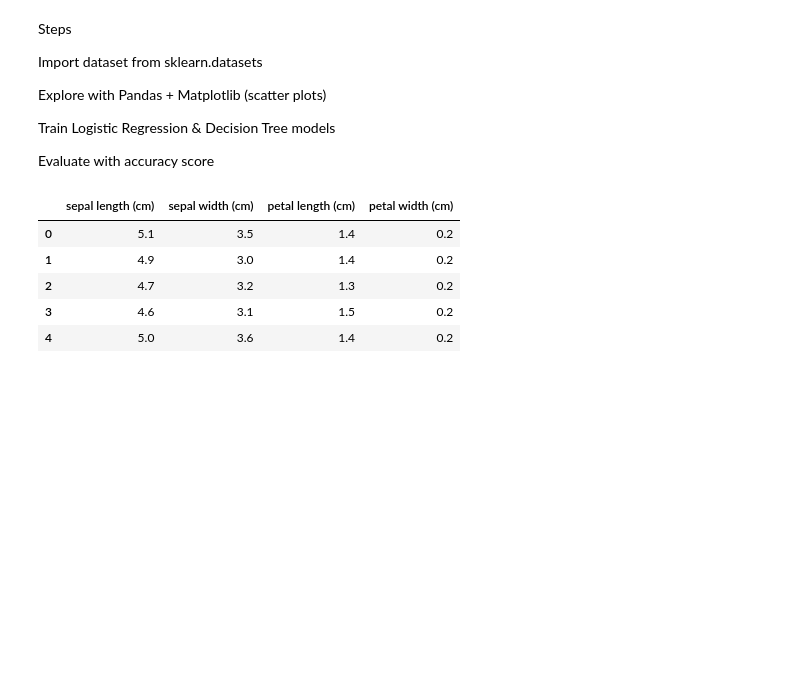
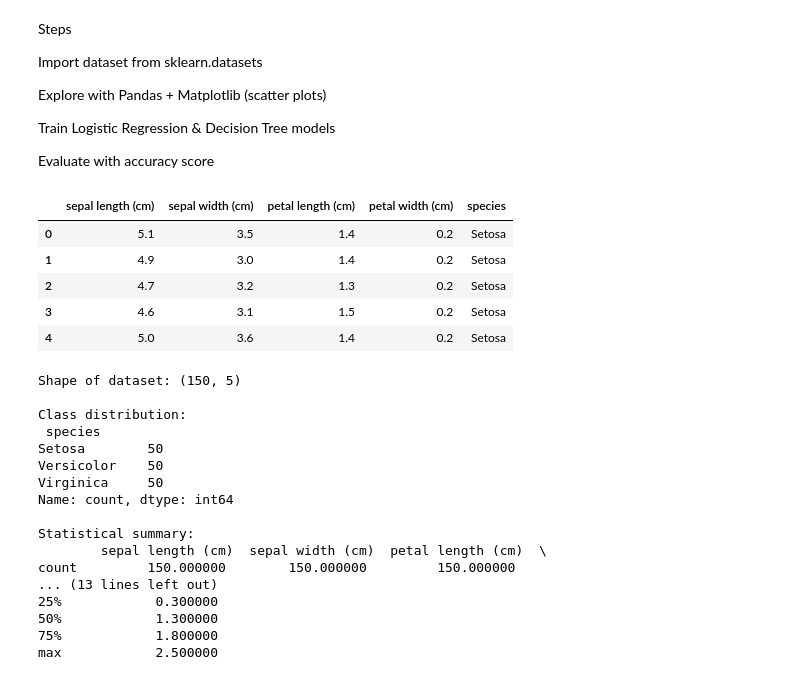
Before and after one commit to Sushilcloud/DataScienceProjects-MachineLearning-, a Jupyter notebook: 09 Iris Data Set/iris.ipynb, the cells around one changed output. Drawn from its saved outputs; the diff is of its cells as text; code cells hidden in the pictures; blank space fills up the shorter version.

```diff
--- a/09 Iris Data Set/iris.ipynb
+++ b/09 Iris Data Set/iris.ipynb
@@ -16,16 +25,45 @@ from sklearn.metrics import accuracy_score
 # %%
-# Load dataset
-iris=load_iris()
-x,y=iris.data,iris.target
+# =========================================
+# 2. Load the Dataset
+# =========================================
+iris = load_iris()
+df = pd.DataFrame(data=iris.data, columns=iris.feature_names)
+df['species'] = iris.target
+
+# Map species numbers to names for readability
+df['species'] = df['species'].map({0: "Setosa", 1: "Versicolor", 2: "Virginica"})
+
+df.head()
+# %% [output]
+|  | sepal length (cm) | sepal width (cm) | petal length (cm) | petal width (cm) | species |
+| 0 | 5.1 | 3.5 | 1.4 | 0.2 | Setosa |
+| 1 | 4.9 | 3.0 | 1.4 | 0.2 | Setosa |
+| 2 | 4.7 | 3.2 | 1.3 | 0.2 | Setosa |
+| 3 | 4.6 | 3.1 | 1.5 | 0.2 | Setosa |
+| 4 | 5.0 | 3.6 | 1.4 | 0.2 | Setosa |
 # %%
-import pandas as pd
-iris=pd.DataFrame(data=iris.data, columns=load_iris().feature_names)
-iris.head(5)
+# =========================================
+# 3. Explore the Data
+# =========================================
+print("Shape of dataset:", df.shape)
+print("\nClass distribution:\n", df['species'].value_counts())
+print("\nStatistical summary:\n", df.describe())
 # %% [output]
-|  | sepal length (cm) | sepal width (cm) | petal length (cm) | petal width (cm) |
-| 0 | 5.1 | 3.5 | 1.4 | 0.2 |
-| 1 | 4.9 | 3.0 | 1.4 | 0.2 |
-| 2 | 4.7 | 3.2 | 1.3 | 0.2 |
-| 3 | 4.6 | 3.1 | 1.5 | 0.2 |
-| 4 | 5.0 | 3.6 | 1.4 | 0.2 |
+Shape of dataset: (150, 5)
+
+Class distribution:
+ species
+Setosa        50
+Versicolor    50
+Virginica     50
+Name: count, dtype: int64
+
+Statistical summary:
+        sepal length (cm)  sepal width (cm)  petal length (cm)  \
+count         150.000000        150.000000         150.000000
+... (13 lines left out)
+25%            0.300000
+50%            1.300000
+75%            1.800000
+max            2.500000
 # %%
```
Also changed, not shown: parts of 9 cells of this notebook, 1 other file.
